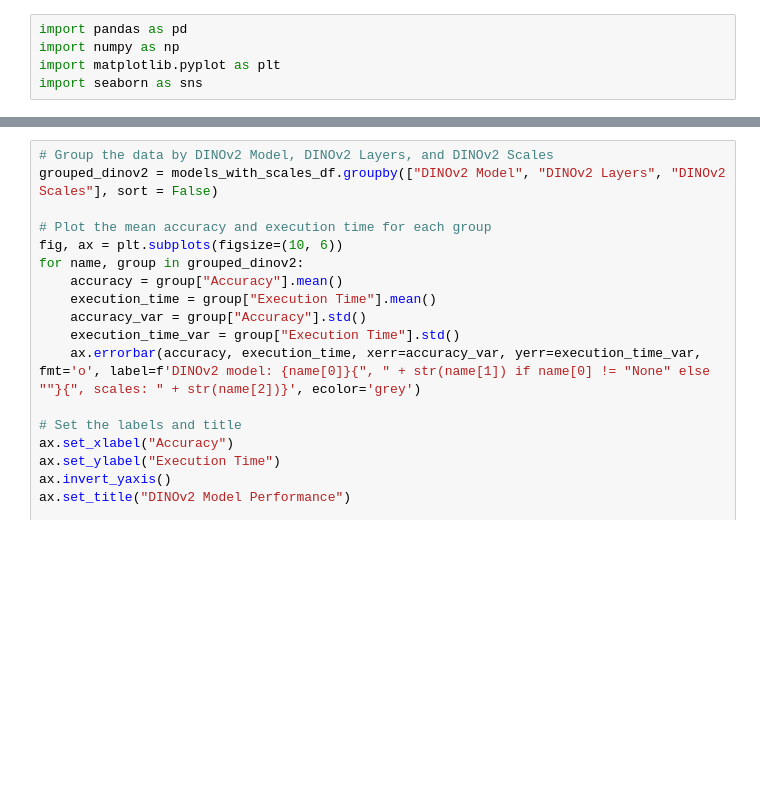
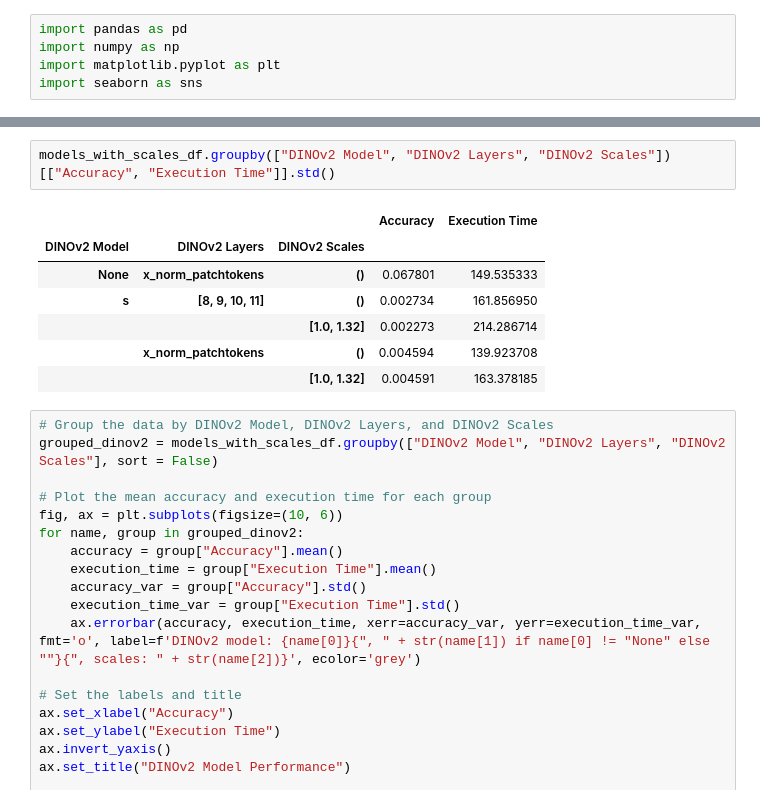
Before and after one commit to quasar1357/dino_paint, a Jupyter notebook: dino_evaluate.ipynb, the cells around one changed output, grey strips where cells are left out. Cells and saved outputs as stored; diff of their text form; blank space fills up the shorter version.

```diff
--- a/dino_evaluate.ipynb
+++ b/dino_evaluate.ipynb
@@ -125,3 +139,13 @@ s            [8, 9, 10, 11]     ()             0.002734      161.856950
+# %%
+models_with_scales_df.groupby(["DINOv2 Model", "DINOv2 Layers", "DINOv2 Scales"])[["Accuracy", "Execution Time"]].std()
+# %% [output]
+|  |  |  | Accuracy | Execution Time |
+| DINOv2 Model | DINOv2 Layers | DINOv2 Scales |  |  |
+| None | x_norm_patchtokens | () | 0.067801 | 149.535333 |
+| s | [8, 9, 10, 11] | () | 0.002734 | 161.856950 |
+|  |  | [1.0, 1.32] | 0.002273 | 214.286714 |
+|  | x_norm_patchtokens | () | 0.004594 | 139.923708 |
+|  |  | [1.0, 1.32] | 0.004591 | 163.378185 |
 # %%
 # Group the data by DINOv2 Model, DINOv2 Layers, and DINOv2 Scales
 grouped_dinov2 = models_with_scales_df.groupby(["DINOv2 Model", "DINOv2 Layers", "DINOv2 Scales"], sort = False)
```
Also changed, not shown: parts of 26 cells of this notebook, 2 other files.
